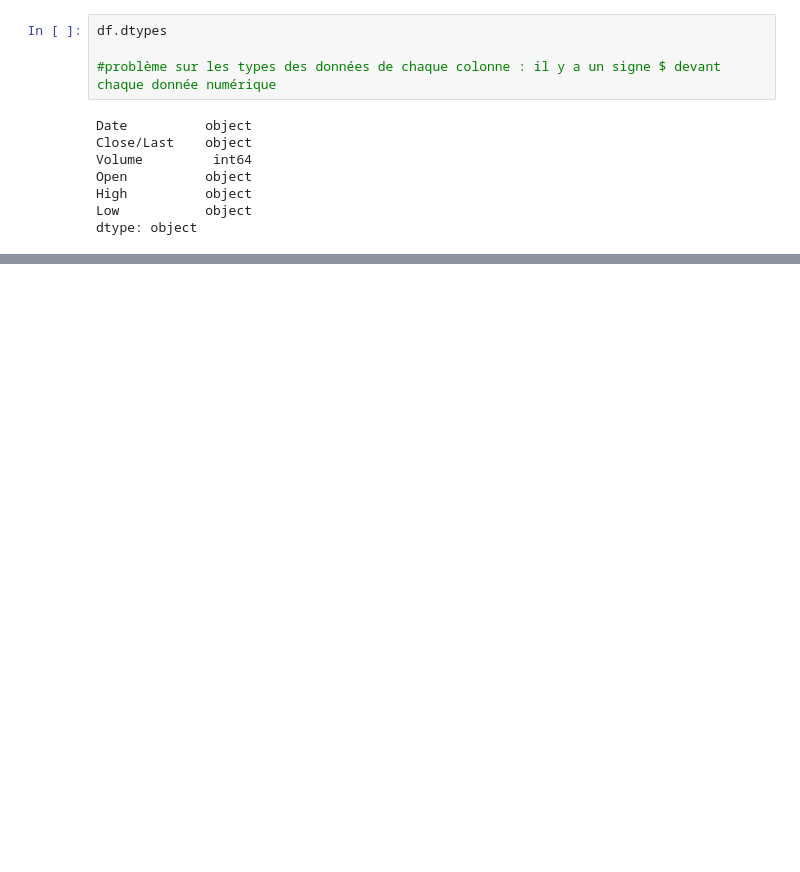
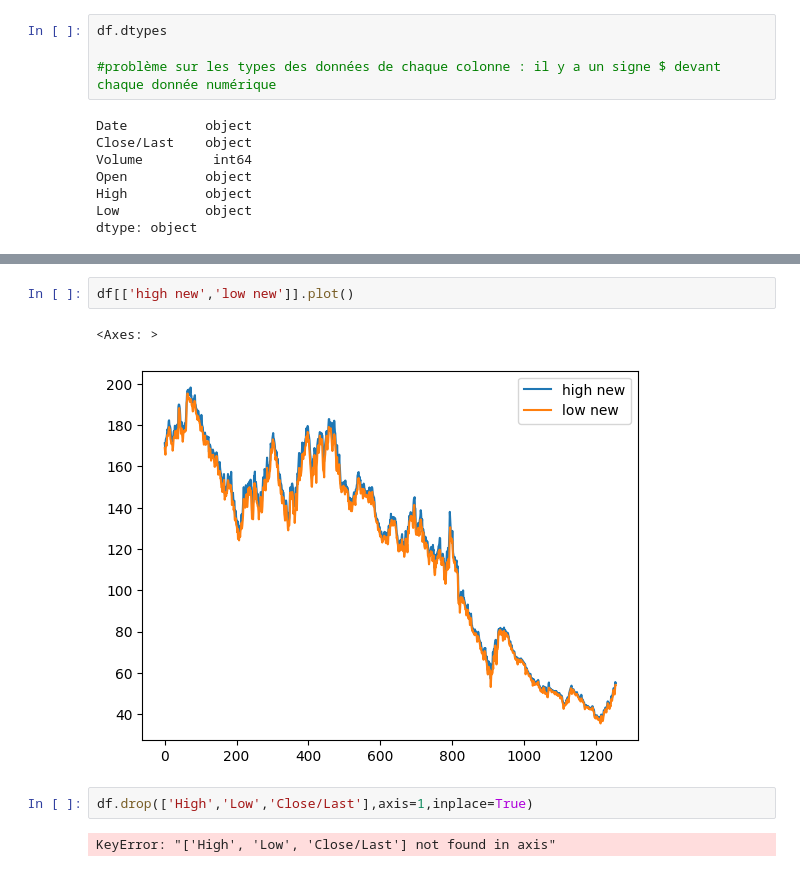
Before and after one commit to guillaume-set/pe-hackathon, a Jupyter notebook: Mila.ipynb, the cells around one changed output, grey strips where cells are left out. Cells and saved outputs as stored; diff of their text form; blank space fills up the shorter version.

```diff
--- a/Mila.ipynb
+++ b/Mila.ipynb
@@ -51,0 +56,9 @@ df
+# %%
+df[['high new','low new']].plot()
+# %% [output]
+<Axes: >
+[figure, added]
+# %%
+df.drop(['High','Low','Close/Last'],axis=1,inplace=True)
+# %% [output]
+KeyError: "['High', 'Low', 'Close/Last'] not found in axis"
```
Also changed, not shown: parts of 6 cells of this notebook.
